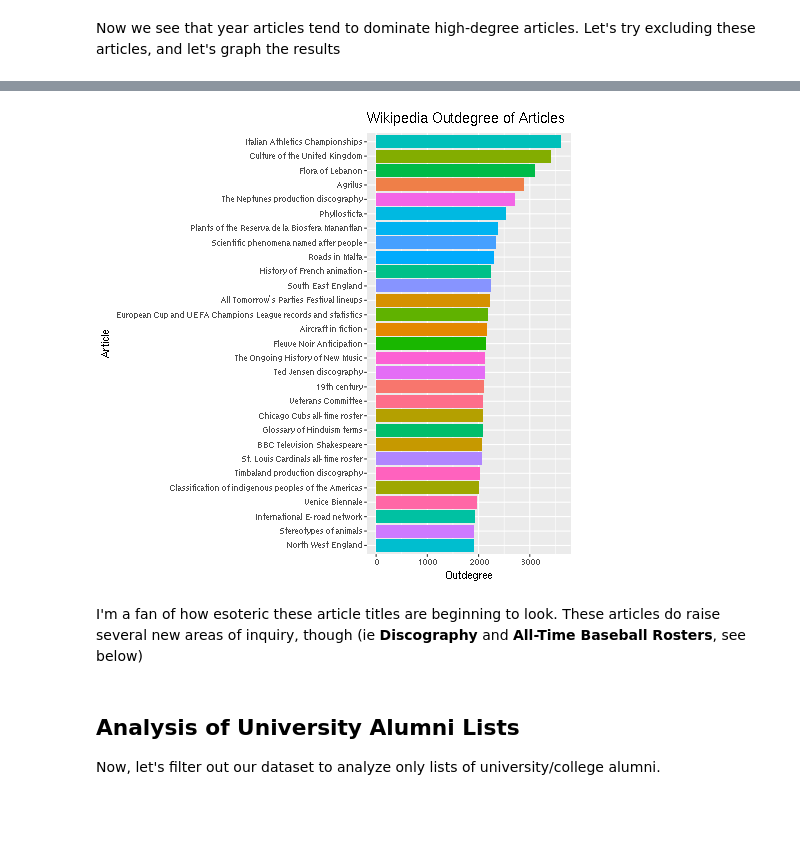
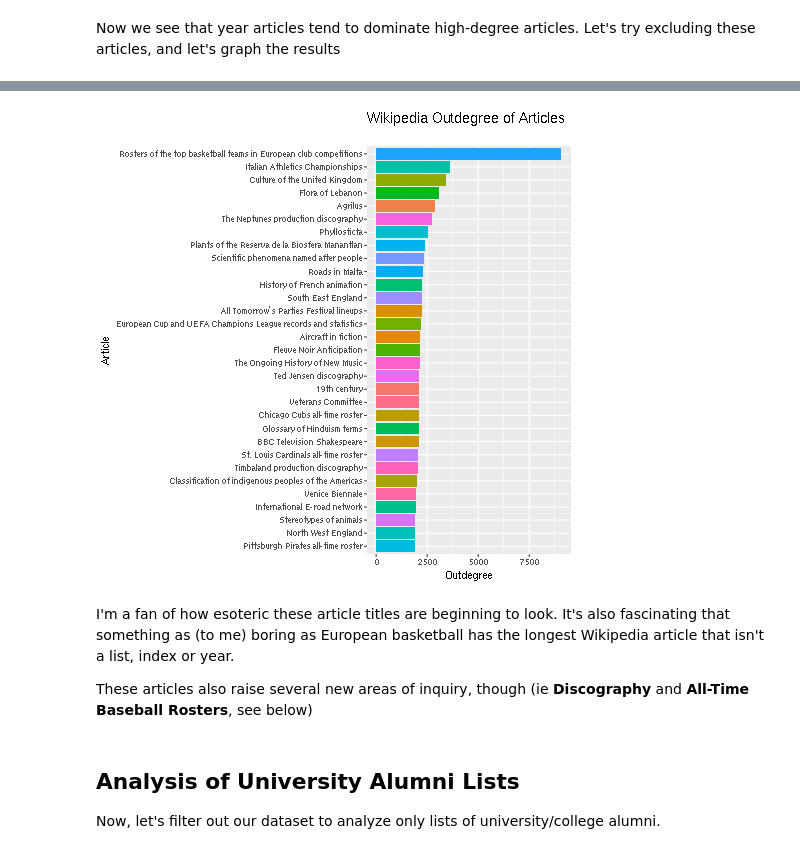
Before and after one commit to lacoperon/Wikipedia_Embedding, a Jupyter notebook: data_analysis.ipynb, the cells around one changed output, grey strips where cells are left out. Saved outputs shown, nothing was run; the diff lists cells and outputs as text; code cells hidden in the pictures; blank space fills up the shorter version.

```diff
--- a/data_analysis.ipynb
+++ b/data_analysis.ipynb
@@ -214,6 +214,9 @@ f_t_outdegs[1:30]
 Now we see that year articles tend to dominate high-degree articles. Let's try excluding these articles, and let's graph the results
 # %%
 f_y_t_outdegs = list(filter(lambda x : not re.search("[0-9]{4}", x[0]), f_t_outdegs))
-f_titles, f_outdegs = zip(*f_y_t_outdegs[1:30])
-f_y_df = pd.DataFrame({"title": f_titles, "outdeg":f_outdegs})
-f_y_df.head(50)
+def outdeg_to_df(t_outdegs, num_results):
+    titles, outdegs = zip(*t_outdegs[:num_results+1])
+    df = pd.DataFrame({"title":titles, "outdeg":outdegs})
+    return(df)
+
+f_y_df = outdeg_to_df(f_y_t_outdegs, 30)
@@ -238,19 +223,26 @@ f_y_df.head(50)
 # %%
 %%R -i f_y_df
 library(ggplot2)
 library(dplyr)
 
-orig_title <- factor(f_y_df$title)
-f_y_df$title <- factor(f_y_df$title, levels=f_y_df$title[order(f_y_df$outdeg)])
-ggplot(f_y_df, aes(x=title, y=outdeg, fill=orig_title)) + geom_bar(stat="identity") +
-coord_flip() + theme(legend.position="") +
-labs(title="Wikipedia Outdegree of Articles",
+plot_t_df <- function(f_y_df, title_label, title, subtitle="") {
+    orig_title <- factor(f_y_df$title)
+    f_y_df$title <- factor(f_y_df$title, levels=f_y_df$title[order(f_y_df$outdeg)])
+    ggplot(f_y_df, aes(x=title, y=outdeg, fill=orig_title)) + geom_bar(stat="identity") +
+    coord_flip() + theme(legend.position="") +
+    labs(title=title,
      y = "Outdegree",
-     x = "Article")
+     x = title_label,
+     subtitle=subtitle)
+}
+
+plot_t_df(f_y_df, "Article", "Wikipedia Outdegree of Articles")
 # %% [output]
-[figure, old version]
+[figure, new version]
 # %% [markdown]
-I'm a fan of how esoteric these article titles are beginning to look. These articles do raise several new areas of inquiry, though (ie **Discography** and **All-Time Baseball Rosters**, see below)
+I'm a fan of how esoteric these article titles are beginning to look. It's also fascinating that something as (to me) boring as European basketball has the longest Wikipedia article that isn't a list, index or year.
+
+These articles also raise several new areas of inquiry, though (ie **Discography** and **All-Time Baseball Rosters**, see below)
 # %% [markdown]
 ## Analysis of University Alumni Lists
 
```
Also changed, not shown: parts of 16 cells of this notebook.
